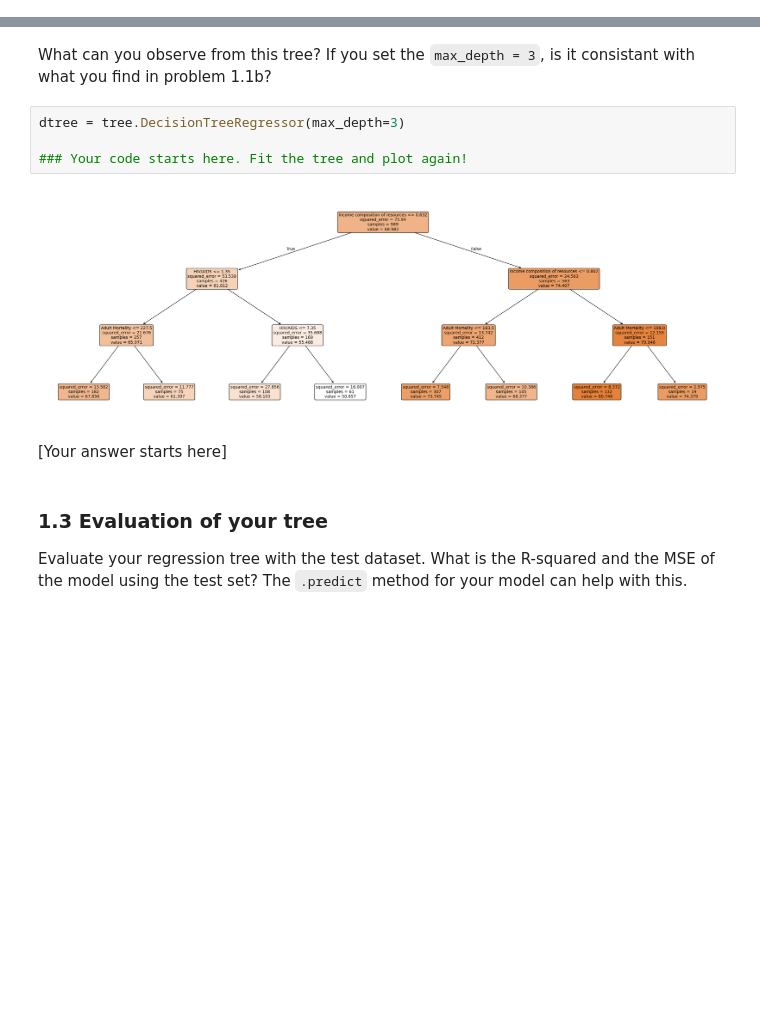
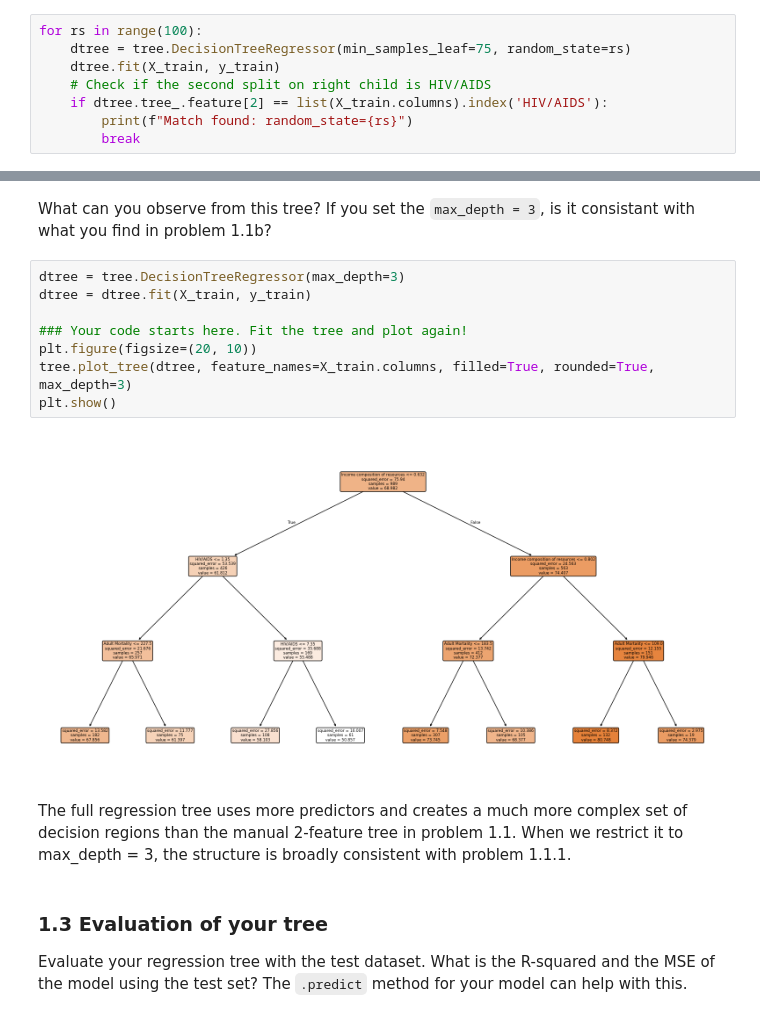
Before and after one commit to yaj0212/Introductory-Machine-Learning, a Jupyter notebook: assignments/assn3/assn3.ipynb, the cells around one changed output, grey strips where cells are left out. Cells and saved outputs as stored; diff of their text form; blank space fills up the shorter version.

```diff
--- a/assignments/assn3/assn3.ipynb
+++ b/assignments/assn3/assn3.ipynb
@@ -284,6 +284,14 @@ plt.show()
 ### 1.2 Fitting a full regression tree and plot it
 
 Now build a tree that uses all the predictor variables, has a more flexible structure, and is validated with a test set. Remember that we have split the full dataset into a training set and a test set. Fit a regression tree to the training set using the function `DecisionTreeRegressor` from `sklearn.tree`. For now, use your best judgment to choose parameters for tree complexity. Plot your decision tree use `plot_tree` function.
+# %%
+for rs in range(100):
+    dtree = tree.DecisionTreeRegressor(min_samples_leaf=75, random_state=rs)
+    dtree.fit(X_train, y_train)
+    # Check if the second split on right child is HIV/AIDS
+    if dtree.tree_.feature[2] == list(X_train.columns).index('HIV/AIDS'):
+        print(f"Match found: random_state={rs}")
+        break
 # %%
 from sklearn import tree
 
@@ -298,12 +310,16 @@ ytest_pred = dtree.predict(X_test)
 What can you observe from this tree? If you set the `max_depth = 3`, is it consistant with what you find in problem 1.1b?
 # %%
 dtree = tree.DecisionTreeRegressor(max_depth=3)
+dtree = dtree.fit(X_train, y_train)
 
 ### Your code starts here. Fit the tree and plot again!
+plt.figure(figsize=(20, 10))
+tree.plot_tree(dtree, feature_names=X_train.columns, filled=True, rounded=True, max_depth=3)
+plt.show()
 # %% [output]
-[figure, old version]
+[figure, new version]
-# %% [markdown]
-[Your answer starts here]
+# %% [markdown]
+The full regression tree uses more predictors and creates a much more complex set of decision regions than the manual 2-feature tree in problem 1.1. When we restrict it to max_depth = 3, the structure is broadly consistent with problem 1.1.1.
 # %% [markdown]
 ### 1.3 Evaluation of your tree
 
```
Also changed, not shown: parts of 7 cells of this notebook.
